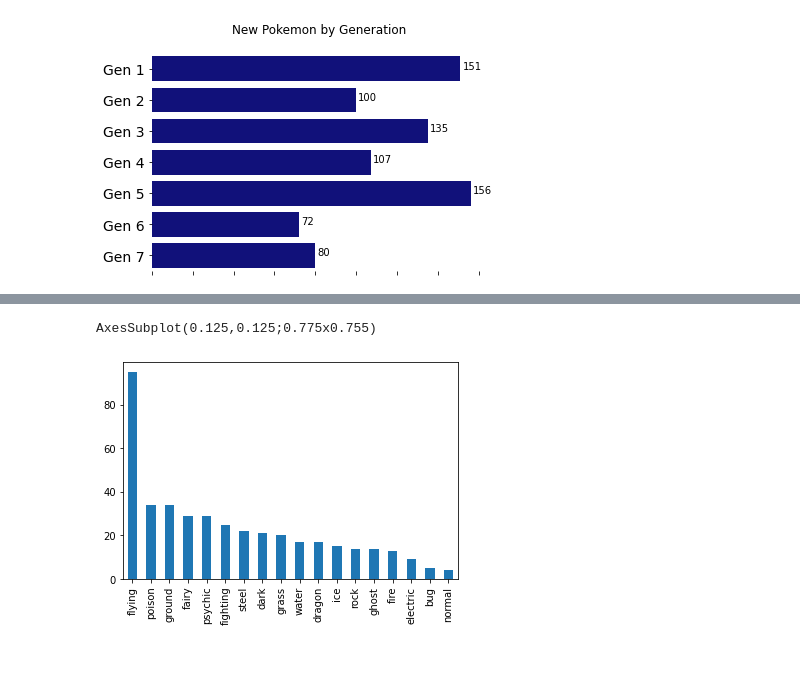
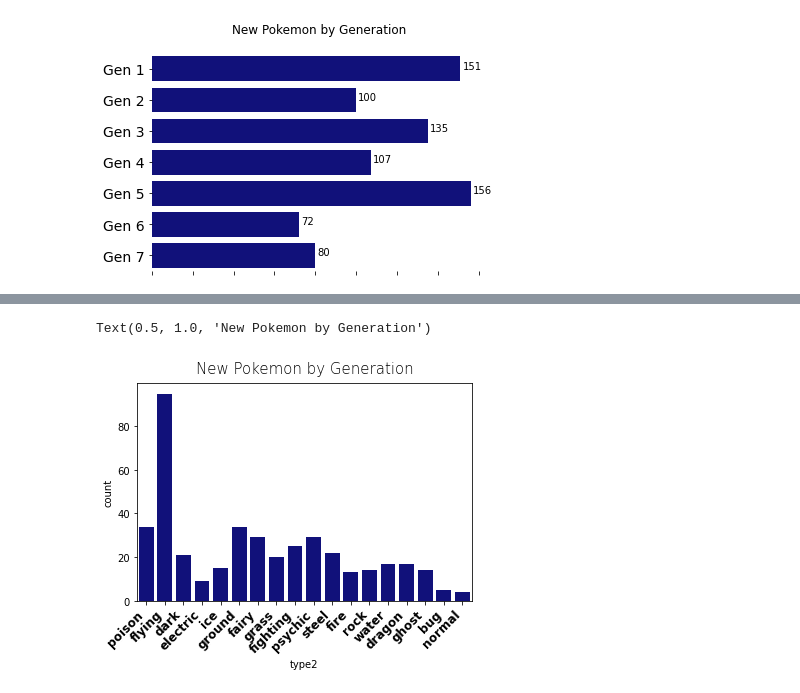
Before and after one commit to zacker232423/Pokemon-Project, a Jupyter notebook: pokemon.ipynb, the cells around one changed output, grey strips where cells are left out. Drawn from its saved outputs; the diff is of its cells as text; code cells hidden in the pictures; blank space fills up the shorter version.

```diff
--- a/pokemon.ipynb
+++ b/pokemon.ipynb
@@ -92,6 +93,14 @@ plt.xticks(
-# %%
-type2 = pokemon_df['type2'].value_counts().plot(kind='bar')
-print (type2)
-# %% [output]
-AxesSubplot(0.125,0.125;0.775x0.755)
-[figure, removed]
+# %%
+type2 = [f'type (t)' for t in pokemon_df.type2.unique()]
+ax = sns.countplot(x=pokemon_df.type2 , color='darkblue')
+
+plt.xticks(
+     rotation=45,
+    horizontalalignment='right',
+    fontweight='heavy',
+    fontsize='large'
+)
+ax.set_title('New Pokemon by Generation', loc='center', pad=10, weight= 10 , fontsize=15  )
+# %% [output]
+Text(0.5, 1.0, 'New Pokemon by Generation')
+[figure, added]
```
Also changed, not shown: parts of 2 cells of this notebook.
